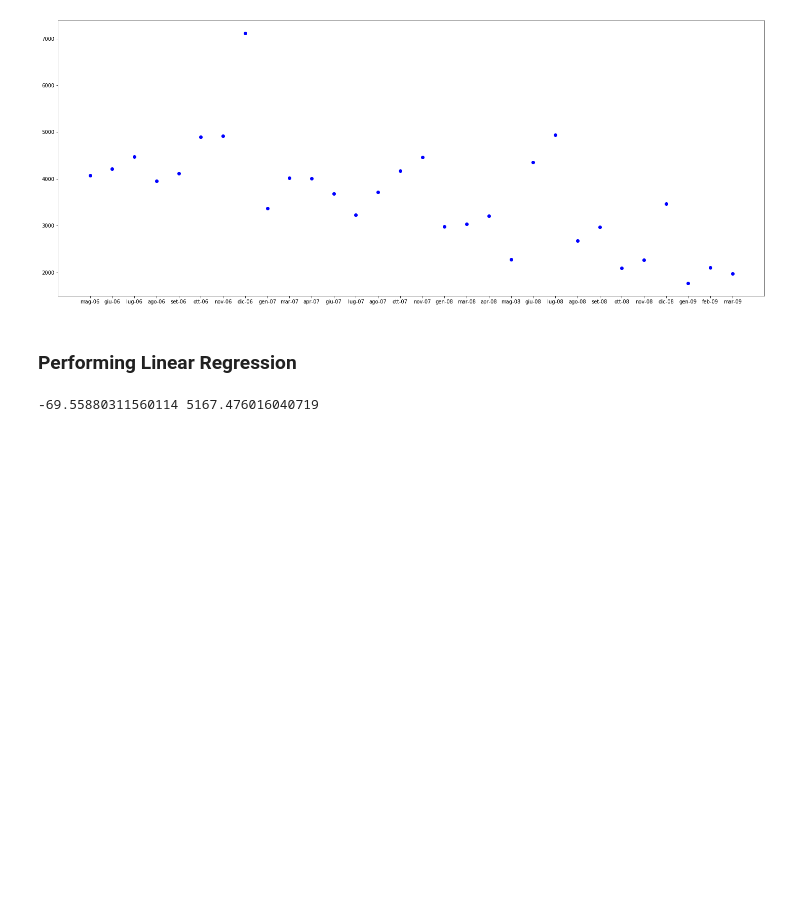
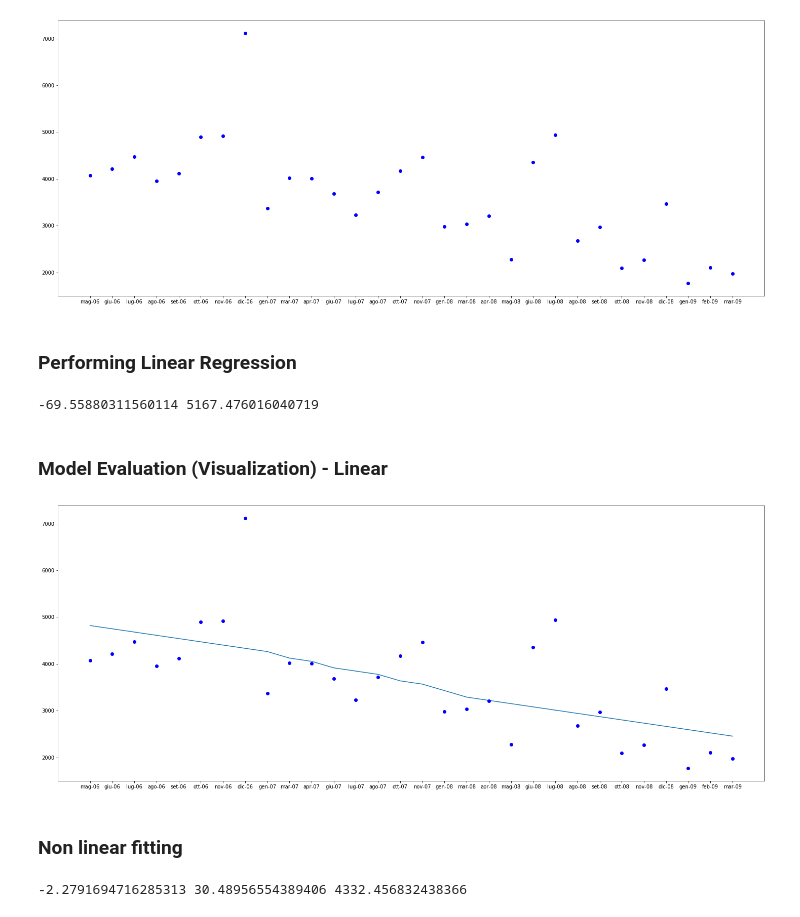
Before and after one commit to prakharverma/Mercedes-Sales-Analysis, a Jupyter notebook: mercedes_sales_analysis.ipynb, the cells around one changed output. Cells and saved outputs as stored; diff of their text form; code cells hidden in the pictures; blank space fills up the shorter version.

```diff
--- a/mercedes_sales_analysis.ipynb
+++ b/mercedes_sales_analysis.ipynb
@@ -179,3 +202,25 @@ E_slope, E_intercept, _, _, _ = scipy.stats.linregress(E_series_months_num, E_se
 print(E_slope, E_intercept)
 # %% [output]
 -69.55880311560114 5167.476016040719
+# %% [markdown]
+### Model Evaluation (Visualization) - Linear
+# %%
+y = []
+for val in E_series_months_num:
+    y.append((val) * E_slope + E_intercept)
+
+plt.plot(E_series_months, y)
+plt.plot(E_series_months, E_series_sales, 'bo')
+plt.show()
+# %% [output]
+[figure, added]
+# %% [markdown]
+### Non linear fitting
+# %%
+# all 1's as initial estimates
+x0 = np.ones(3)
+
+res_robust_E = least_squares(fun, x0, args=(E_series_months_num, E_series_sales))
+print(*res_robust_E.x)
+# %% [output]
+-2.2791694716285313 30.48956554389406 4332.456832438366
```
Also changed, not shown: parts of 76 cells of this notebook.
